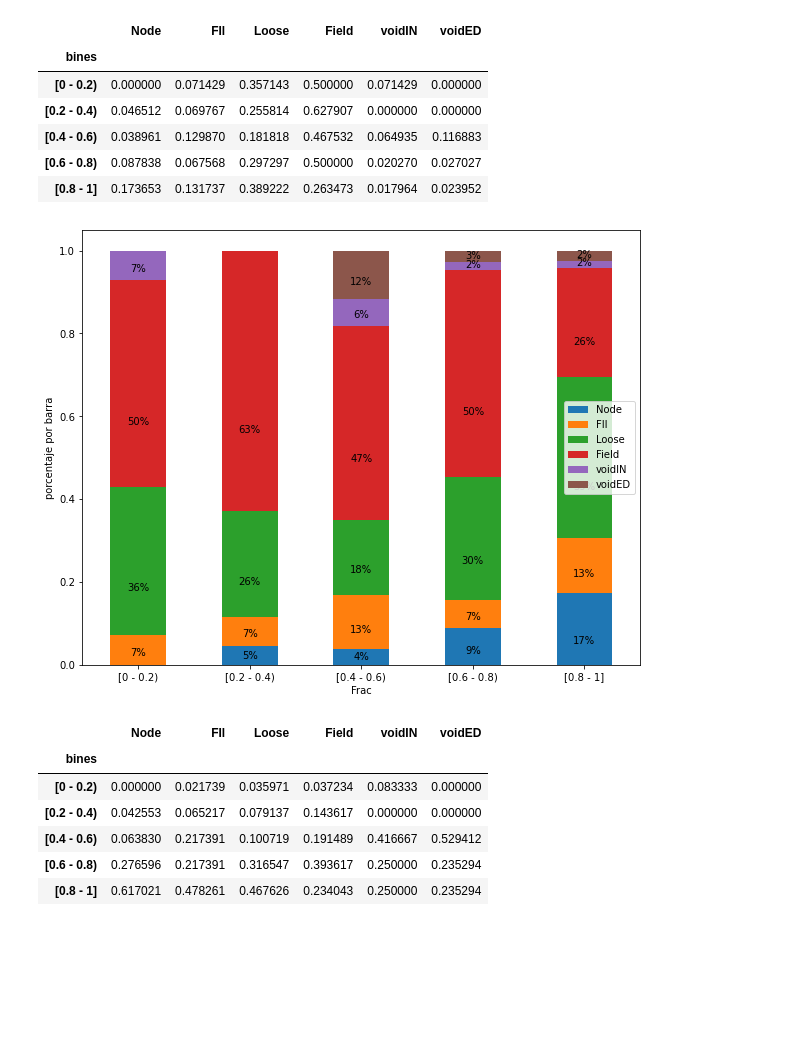
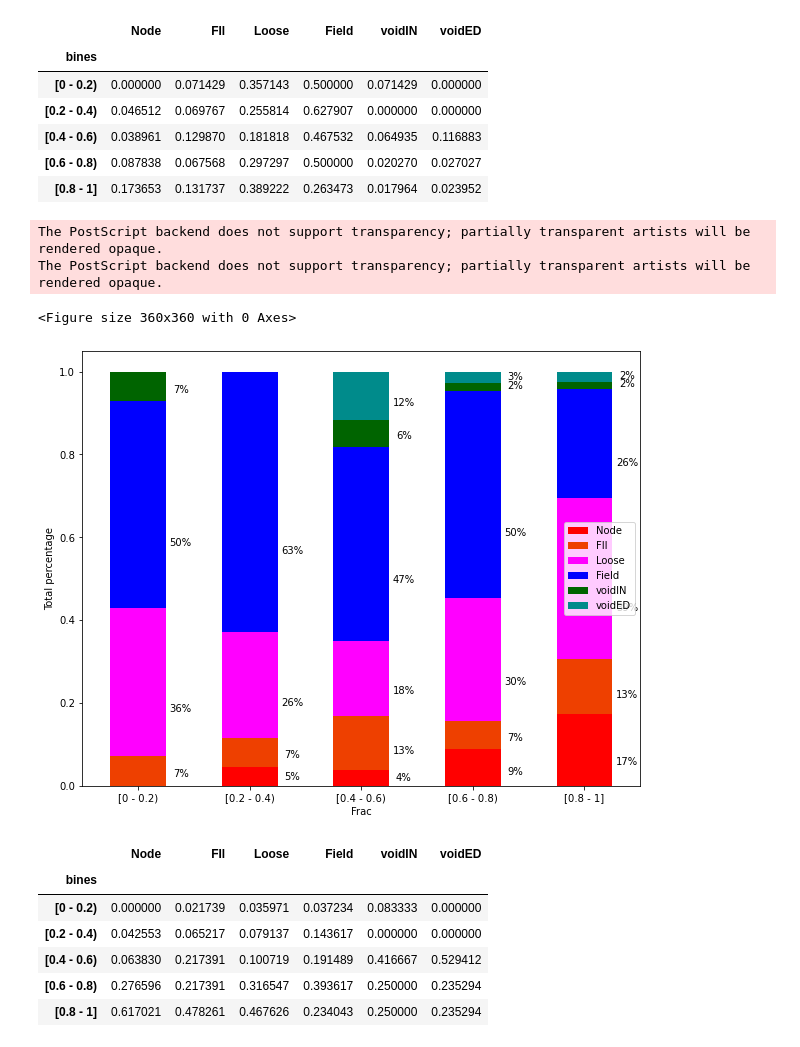
Before and after one commit to antotaverna/cg_environments, a Jupyter notebook: plots/posición_a_void/Est_RedFrgx_GC_b.ipynb, the cells around one changed output. Cells and saved outputs as stored; diff of their text form; code cells hidden in the pictures; blank space fills up the shorter version.

Commit message:
grafico de barras con mormalización por bin

```diff
--- a/plots/posición_a_void/Est_RedFrgx_GC_b.ipynb
+++ b/plots/posición_a_void/Est_RedFrgx_GC_b.ipynb
@@ -719,23 +719,32 @@ df_frac_bin_nor_bar
 | [0.6 - 0.8) | 0.087838 | 0.067568 | 0.297297 | 0.500000 | 0.020270 | 0.027027 |
 | [0.8 - 1] | 0.173653 | 0.131737 | 0.389222 | 0.263473 | 0.017964 | 0.023952 |
 # %%
-ax = df_frac_bin_nor_bar.plot(kind='bar', stacked=True)
+plt.figure(figsize=(5,5))
+
+my_pal = {"Node":"red","FIl":"Orange", "Loose":"Magenta", "Field":"blue", "voidIN":"Darkgreen", "voidED":"Deepskyblue"}
+#color = ["Node":"red","FIl":"Orange", "Loose":"Magenta", "Field":"blue", "VoiS":"Darkgreen", "VoiR":"Deepskyblue"]
+color = ["red", "#EE4000", "Magenta", "blue", "#006400", "#008B8B"]
+ax = df_frac_bin_nor_bar.plot(kind='bar', stacked=True, color=color)
+
 plt.xlabel('Frac')
-plt.ylabel('porcentaje por barra')
+plt.ylabel('Total percentage')
 plt.xticks(rotation=0)
 #plt.xlim(1, 2)
 
 for p in ax.patches:
     width = p.get_width()
     height = p.get_height()
     if height == 0.0:
         continue
     x, y = p.get_xy()
-    ax.annotate(f'{height:.0%}', (x + width/2, y + height*0.30), ha='center')
+    ax.annotate(f'{height:.0%}', (x + width/0.79, y + height*0.30), ha='center')
 
-#plt.savefig('df_frac_bin_nor_bar.eps',format='eps')
+plt.savefig('estado_df_frac_bin_nor_bin.eps',format='eps')
 # %% [output]
+The PostScript backend does not support transparency; partially transparent artists will be rendered opaque.
+The PostScript backend does not support transparency; partially transparent artists will be rendered opaque.
+<Figure size 360x360 with 0 Axes>
-[figure, old version]
+[figure, new version]
 # %%
 df_frac_bin_nor_env = df_fracciones_bin.apply(lambda x: x/np.sum(x), axis=0)
 df_frac_bin_nor_env
```
Also changed, not shown: parts of 1 cell of this notebook, 5 other files.
